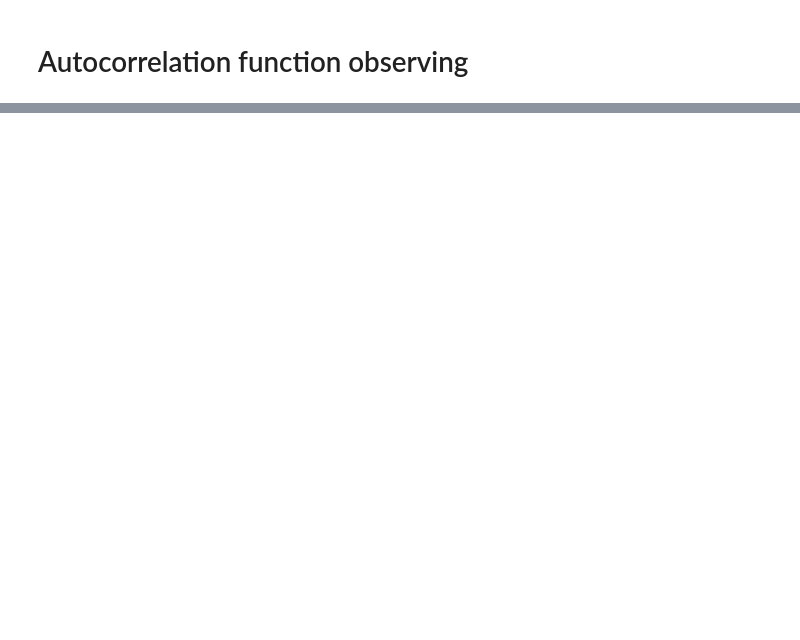
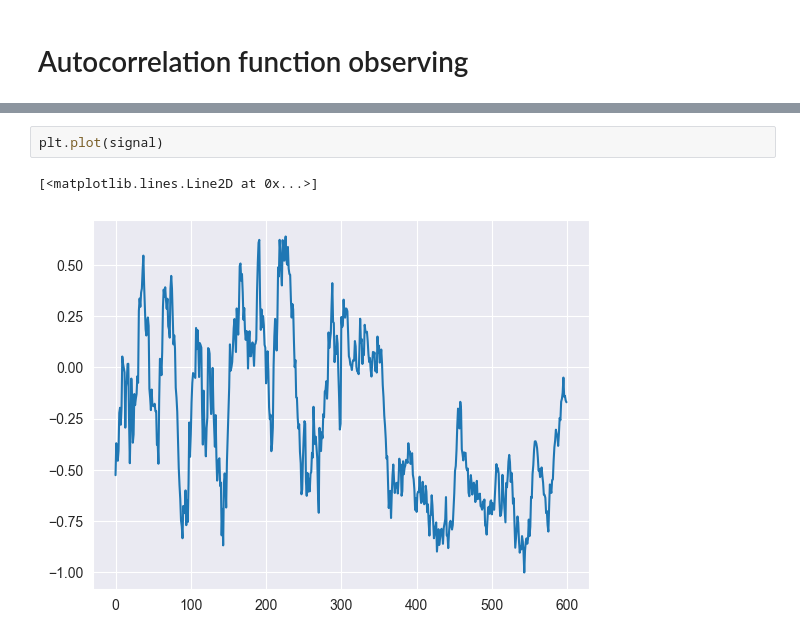
Before and after one commit to aldmitry/signal_processing_with_NN, a Jupyter notebook: ACF_NN.ipynb, the cells around one changed output, grey strips where cells are left out. Saved outputs shown, nothing was run; the diff lists cells and outputs as text; blank space fills up the shorter version.

```diff
--- a/ACF_NN.ipynb
+++ b/ACF_NN.ipynb
@@ -110,0 +124,5 @@ for i in range(10000):
+# %%
+plt.plot(signal)
+# %% [output]
+[<matplotlib.lines.Line2D at 0x...>]
+[figure, added]
```
Also changed, not shown: parts of 3 cells of this notebook, 1 other file.
